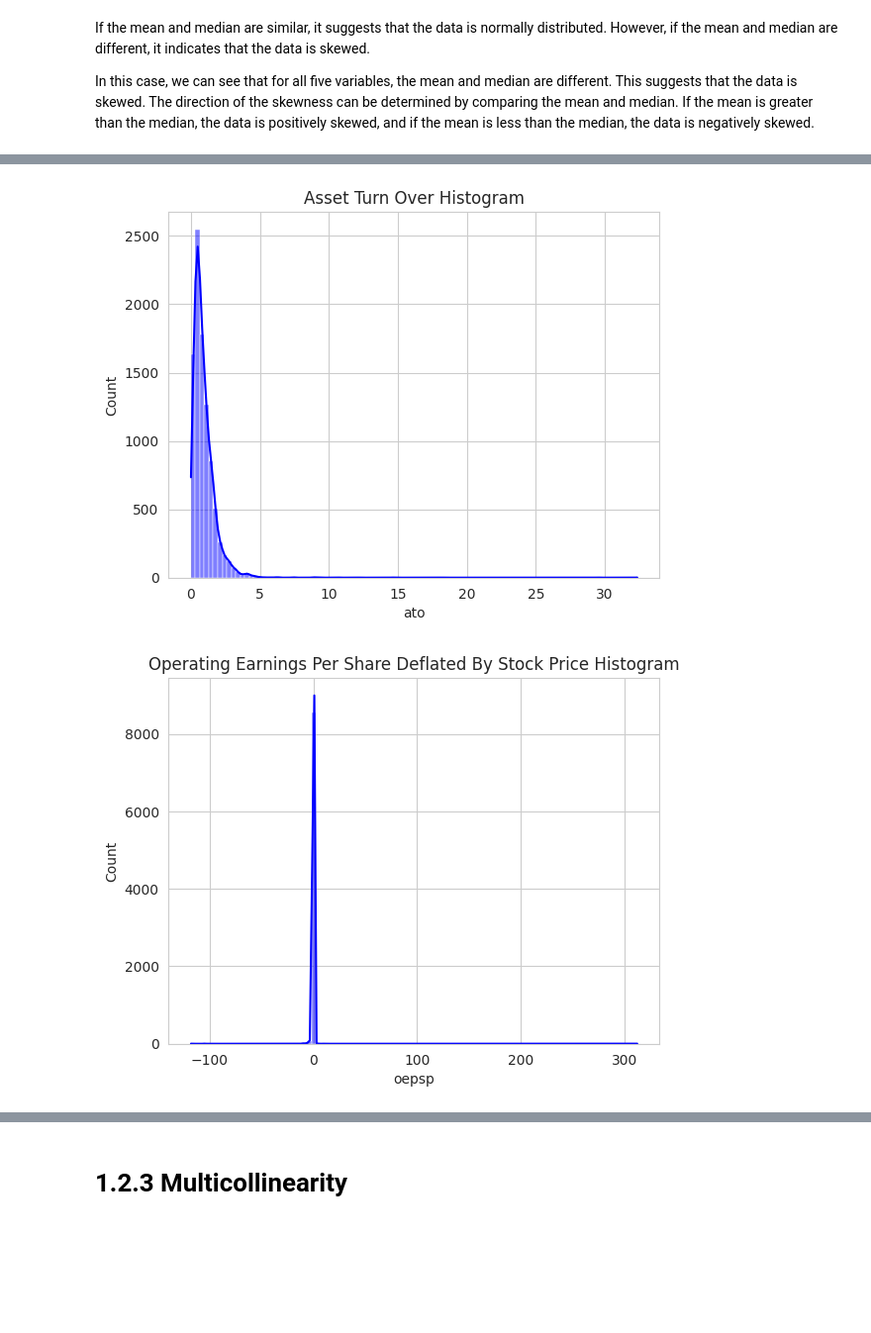
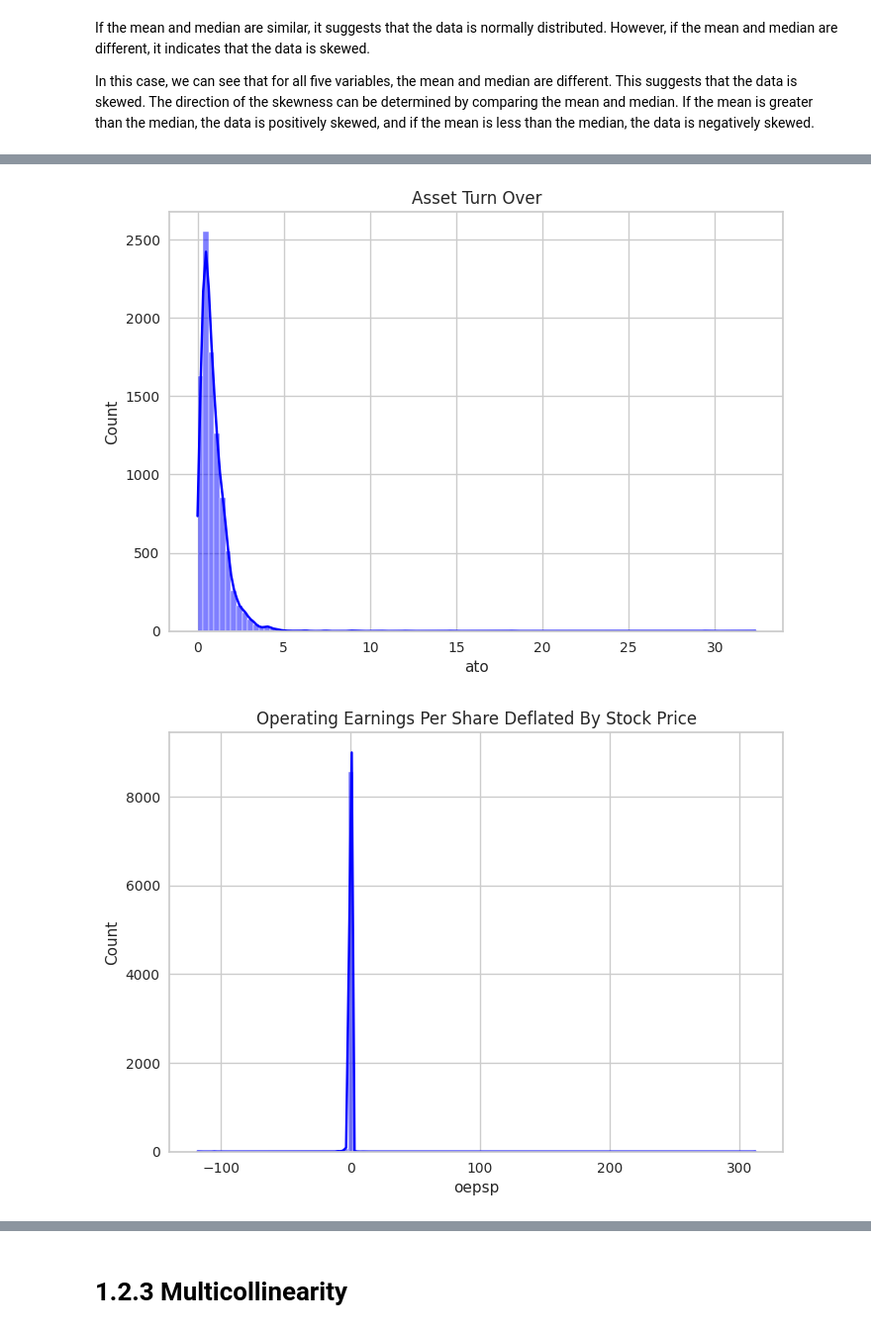
Before and after one commit to Jaime-prog/Statistics_Data_Science_TC3006C, a Jupyter notebook: Módulo 5 Preprocesamiento de datos multivariados o de una serie temporal (Portafolio Implementación)/Statistics_Module2.ipynb, the cells around one changed output, grey strips where cells are left out. Shown at 99% size. Cells and saved outputs as stored; diff of their text form; code cells hidden in the pictures; blank space fills up the shorter version.

```diff
--- a/Módulo 5 Preprocesamiento de datos multivariados o de una serie temporal (Portafolio Implementación)/Statistics_Module2.ipynb
+++ b/Módulo 5 Preprocesamiento de datos multivariados o de una serie temporal (Portafolio Implementación)/Statistics_Module2.ipynb
@@ -1014,20 +1016,20 @@ plt.show()
 # %%
 import seaborn as sns
 import matplotlib.pyplot as plt
 
 # Set the style
 sns.set_style("whitegrid")
 
 # Create the histogram plot
 sns.histplot(datam['ato'], bins=100, kde=True, color='blue')
 
 # Set the title
-plt.title('Asset Turn Over Histogram')
+plt.title('Asset Turn Over')
 
 # Display the plot
 plt.show()
 # %% [output]
-[figure, old version]
+[figure, new version]
 # %%
 import seaborn as sns
 import matplotlib.pyplot as plt
@@ -1039,12 +1041,12 @@ sns.set_style("whitegrid")
 sns.histplot(datam['oepsp'], bins=100, kde=True, color='blue')
 
 # Set the title
-plt.title('Operating Earnings Per Share Deflated By Stock Price Histogram')
+plt.title('Operating Earnings Per Share Deflated By Stock Price')
 
 # Display the plot
 plt.show()
 # %% [output]
-[figure, old version]
+[figure, new version]
 # %%
 import seaborn as sns
 import matplotlib.pyplot as plt
```
Also changed, not shown: parts of 19 cells of this notebook.
